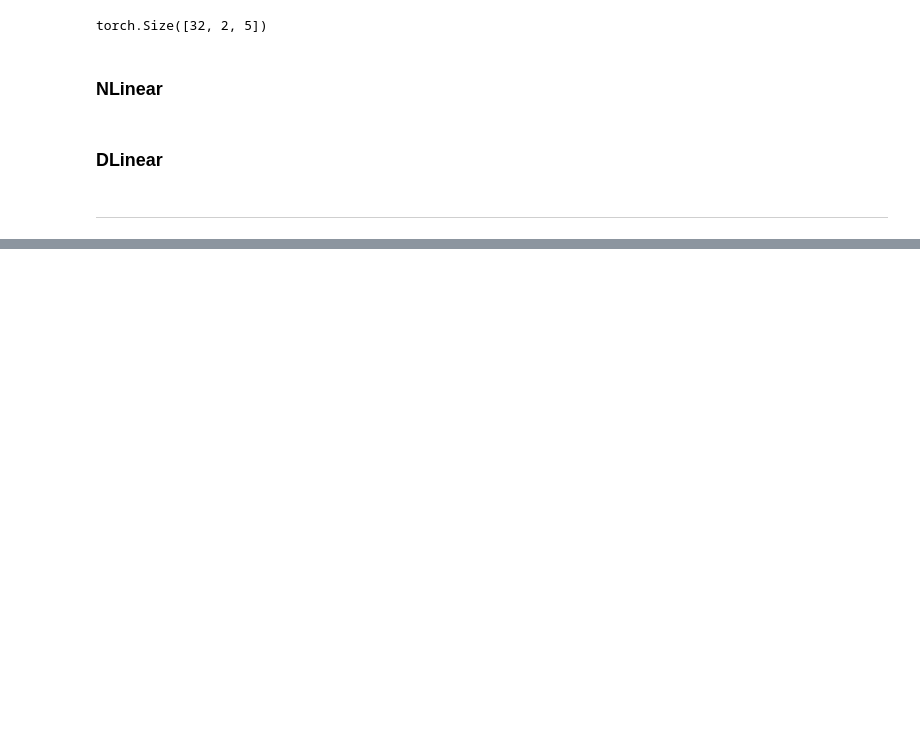
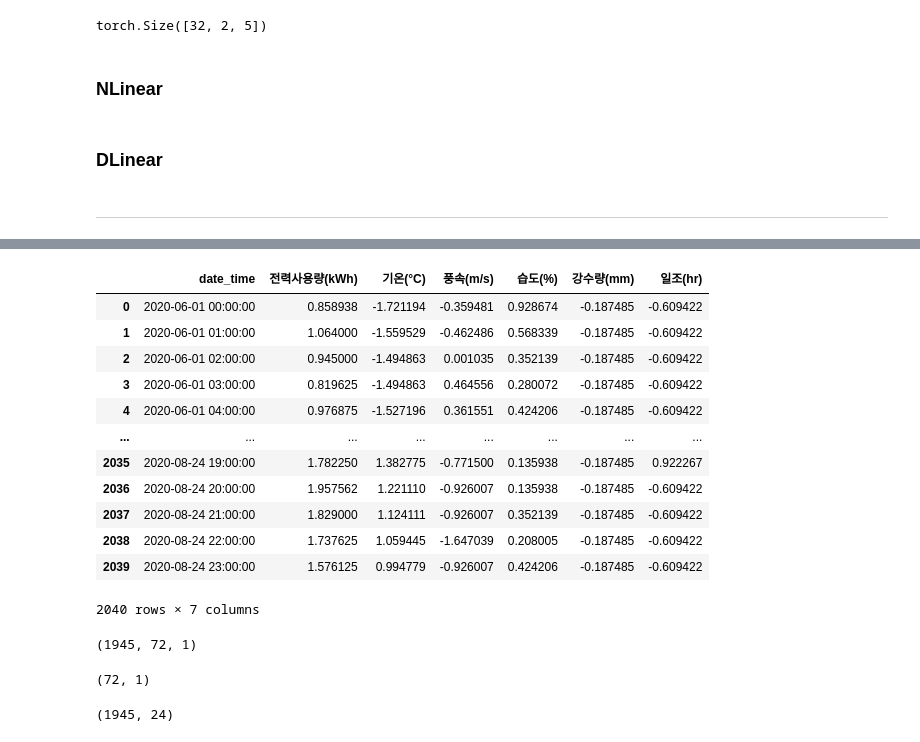
Before and after one commit to sguys99/dacon-solutions, a Jupyter notebook: elec/nlinear.ipynb, the cells around one changed output, grey strips where cells are left out. Drawn from its saved outputs; the diff is of its cells as text; code cells hidden in the pictures; blank space fills up the shorter version.

```diff
--- a/elec/nlinear.ipynb
+++ b/elec/nlinear.ipynb
@@ -210,0 +250,14 @@ class LTSF_DLinear(torch.nn.Module):
+# %%
+def standardization(train_df, test_df, not_col, target):
+    train_df_ = train_df.copy()
+    test_df_ = test_df.copy()
+    col =  [col for col in list(train_df.columns) if col not in [not_col]]
+    mean_list = []
+    std_list = []
+    for x in col:
+        mean, std = train_df_.agg(["mean", "std"]).loc[:,x]
+        mean_list.append(mean)
+        std_list.append(std)
+        train_df_.loc[:, x] = (train_df_[x] - mean) / std
+        test_df_.loc[:, x] = (test_df_[x] - mean) / std
+    return train_df_, test_df_, mean_list[col.index(target)], std_list[col.index(target)]
@@ -210,0 +292,8 @@ class LTSF_DLinear(torch.nn.Module):
+# %%
+### Univariable ###
+### 데이터 셋 생성 ###
+window_size = 72
+forecast_size= 24
+batch_size = 32
+targets = '전력사용량(kWh)'
+date = 'date_time'
@@ -210,0 +318,18 @@ class LTSF_DLinear(torch.nn.Module):
+# %%
+train_df_fe, test_df_fe, mean_, std_ = standardization(train_5, train_5, 'date_time', targets)
+# %%
+train_df_fe
+# %% [output]
+|  | date_time | 전력사용량(kWh) | 기온(°C) | 풍속(m/s) | 습도(%) | 강수량(mm) | 일조(hr) |
+| 0 | 2020-06-01 00:00:00 | 0.858938 | -1.721194 | -0.359481 | 0.928674 | -0.187485 | -0.609422 |
+| 1 | 2020-06-01 01:00:00 | 1.064000 | -1.559529 | -0.462486 | 0.568339 | -0.187485 | -0.609422 |
+| 2 | 2020-06-01 02:00:00 | 0.945000 | -1.494863 | 0.001035 | 0.352139 | -0.187485 | -0.609422 |
+| 3 | 2020-06-01 03:00:00 | 0.819625 | -1.494863 | 0.464556 | 0.280072 | -0.187485 | -0.609422 |
+| 4 | 2020-06-01 04:00:00 | 0.976875 | -1.527196 | 0.361551 | 0.424206 | -0.187485 | -0.609422 |
+| ... | ... | ... | ... | ... | ... | ... | ... |
+| 2035 | 2020-08-24 19:00:00 | 1.782250 | 1.382775 | -0.771500 | 0.135938 | -0.187485 | 0.922267 |
+| 2036 | 2020-08-24 20:00:00 | 1.957562 | 1.221110 | -0.926007 | 0.135938 | -0.187485 | -0.609422 |
+| 2037 | 2020-08-24 21:00:00 | 1.829000 | 1.124111 | -0.926007 | 0.352139 | -0.187485 | -0.609422 |
+| 2038 | 2020-08-24 22:00:00 | 1.737625 | 1.059445 | -1.647039 | 0.208005 | -0.187485 | -0.609422 |
+| 2039 | 2020-08-24 23:00:00 | 1.576125 | 0.994779 | -0.926007 | 0.424206 | -0.187485 | -0.609422 |
+2040 rows × 7 columns
@@ -210,0 +338,12 @@ class LTSF_DLinear(torch.nn.Module):
+# %%
+train_x.shape
+# %% [output]
+(1945, 72, 1)
+# %%
+train_x[0].shape
+# %% [output]
+(72, 1)
+# %%
+train_y.shape
+# %% [output]
+(1945, 24)
```
Also changed, not shown: parts of 22 cells of this notebook, 1 other file.
